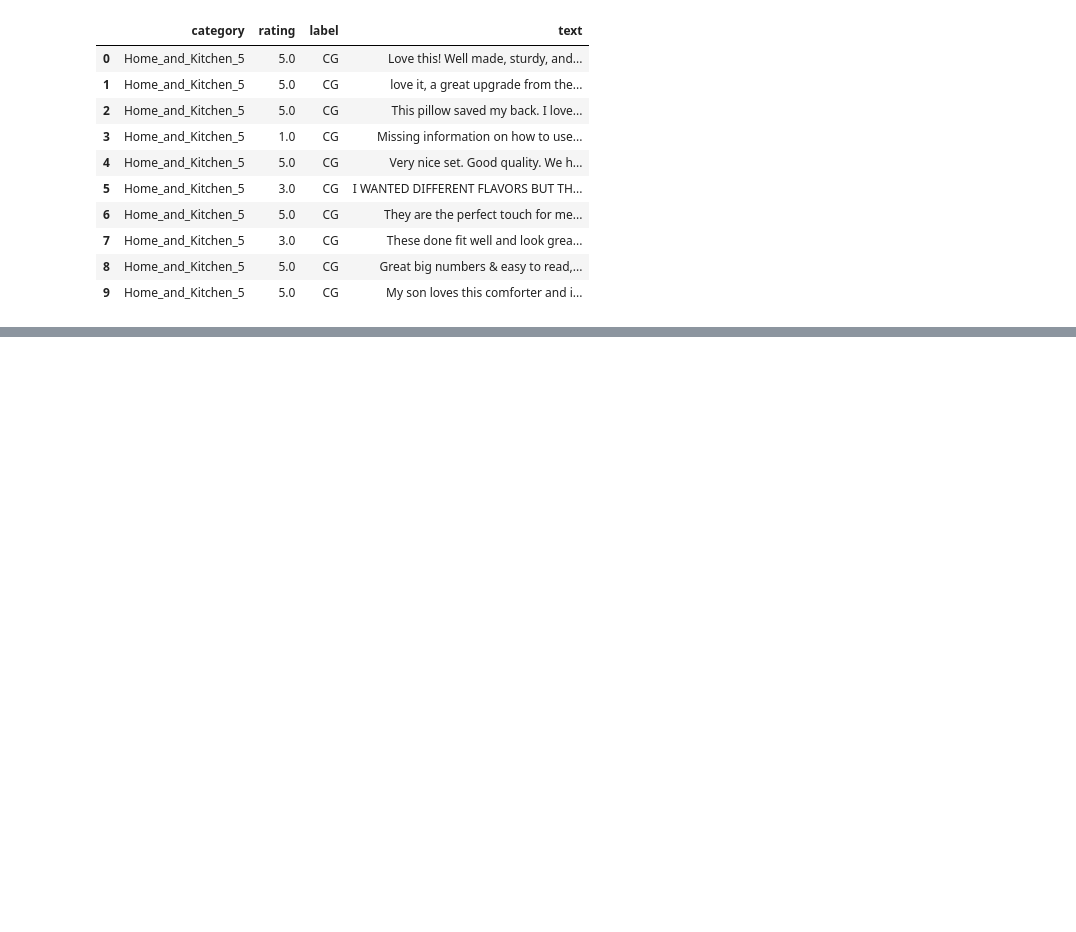
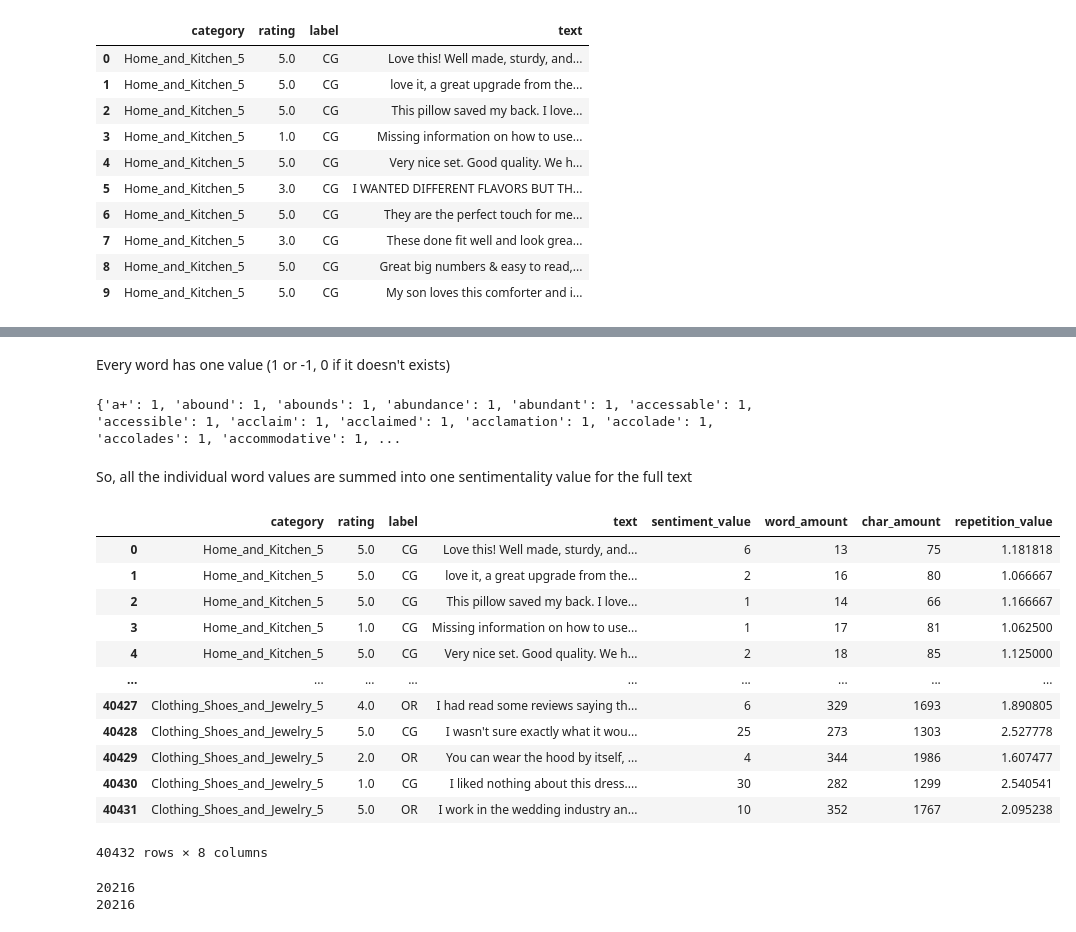
Before and after one commit to MrDahaniel/uisFiles, a Jupyter notebook: 7mo Semestre/Inteligencia Artificial/ProyectoFinal/WhoReviewsTheReviews.ipynb, the cells around one changed output, grey strips where cells are left out. Drawn from its saved outputs; the diff is of its cells as text; code cells hidden in the pictures; blank space fills up the shorter version.

```diff
--- a/7mo Semestre/Inteligencia Artificial/ProyectoFinal/WhoReviewsTheReviews.ipynb
+++ b/7mo Semestre/Inteligencia Artificial/ProyectoFinal/WhoReviewsTheReviews.ipynb
@@ -51,11 +37,0 @@ data.head(10)
-# %%
-# Now let's add the number of characters to the dataframe
-
-numberCharacters = [len(txt) for txt in data.text]
-
-try:
-    data.insert(4, "numberCharacters", numberCharacters, allow_duplicates=False)
-except:
-    pass
-
-data.head(10)
@@ -112,0 +85,5 @@ data.head(10)
+# %%
+#@title <i>Sentimental Lexicon Dataset
+
+data_lexicon = pd.read_csv('https://raw.githubusercontent.com/Gacrucis/WhoReviewsTheReviews/main/lexicon.csv')
+data_lexicon
@@ -113,3 +146,67 @@ data.head(10)
+# %% [markdown]
+Every word has one value (1 or -1, 0 if it doesn't exists)
+# %%
+lexicon_dict = {word: value for word, value in data_lexicon.values}
+print(lexicon_dict)
+# %% [output]
+{'a+': 1, 'abound': 1, 'abounds': 1, 'abundance': 1, 'abundant': 1, 'accessable': 1, 'accessible': 1, 'acclaim': 1, 'acclaimed': 1, 'acclamation': 1, 'accolade': 1, 'accolades': 1, 'accommodative': 1, ...
+# %% [markdown]
+So, all the individual word values are summed into one sentimentality value for the full text
+# %%
+texts = data['text']
+
+sentimentalities = []
+char_amounts = []
+word_amounts = []
+repetitions = []
+for text in texts: #type: ignore
+    sentimentality = 0
+
+    for punc in punctuations:
+        text = text.replace(punc, ' ')
+    text = text.strip()
+    words = text.split(' ')
+    words = [w.lower() for w in words if w]
+
+    for word in words:
+        sentimentality += lexicon_dict.get(word, 0)
+
+    char_amount = len(text)
+    word_amount = len(words)
+    repetition = word_amount/max((len(np.unique(words)), 1))
+
+    sentimentalities.append(sentimentality)
+    char_amounts.append(char_amount)
+    word_amounts.append(word_amount)
+    repetitions.append(repetition)
+
+
+data['sentiment_value'] = sentimentalities #type: ignore
+data['word_amount'] = word_amounts #type: ignore
+data['char_amount'] = char_amounts #type: ignore
+data['repetition_value'] = repetitions #type: ignore
+
+data
+# %% [output]
+|  | category | rating | label | text | sentiment_value | word_amount | char_amount | repetition_value |
+| 0 | Home_and_Kitchen_5 | 5.0 | CG | Love this! Well made, sturdy, and... | 6 | 13 | 75 | 1.181818 |
+| 1 | Home_and_Kitchen_5 | 5.0 | CG | love it, a great upgrade from the... | 2 | 16 | 80 | 1.066667 |
+| 2 | Home_and_Kitchen_5 | 5.0 | CG | This pillow saved my back. I love... | 1 | 14 | 66 | 1.166667 |
+| 3 | Home_and_Kitchen_5 | 1.0 | CG | Missing information on how to use... | 1 | 17 | 81 | 1.062500 |
+| 4 | Home_and_Kitchen_5 | 5.0 | CG | Very nice set. Good quality. We h... | 2 | 18 | 85 | 1.125000 |
+| ... | ... | ... | ... | ... | ... | ... | ... | ... |
+| 40427 | Clothing_Shoes_and_Jewelry_5 | 4.0 | OR | I had read some reviews saying th... | 6 | 329 | 1693 | 1.890805 |
+| 40428 | Clothing_Shoes_and_Jewelry_5 | 5.0 | CG | I wasn't sure exactly what it wou... | 25 | 273 | 1303 | 2.527778 |
+| 40429 | Clothing_Shoes_and_Jewelry_5 | 2.0 | OR | You can wear the hood by itself, ... | 4 | 344 | 1986 | 1.607477 |
+| 40430 | Clothing_Shoes_and_Jewelry_5 | 1.0 | CG | I liked nothing about this dress.... | 30 | 282 | 1299 | 2.540541 |
+| 40431 | Clothing_Shoes_and_Jewelry_5 | 5.0 | OR | I work in the wedding industry an... | 10 | 352 | 1767 | 2.095238 |
+40432 rows × 8 columns
+# %%
+print(len(data[data.label == 'CG']))
+print(len(data[data.label == 'OR']))
+# %% [output]
+20216
+20216
 # %%
 from sklearn.svm import SVC
 from sklearn.model_selection import train_test_split
```
Also changed, not shown: parts of 22 cells of this notebook, 4 other files.
